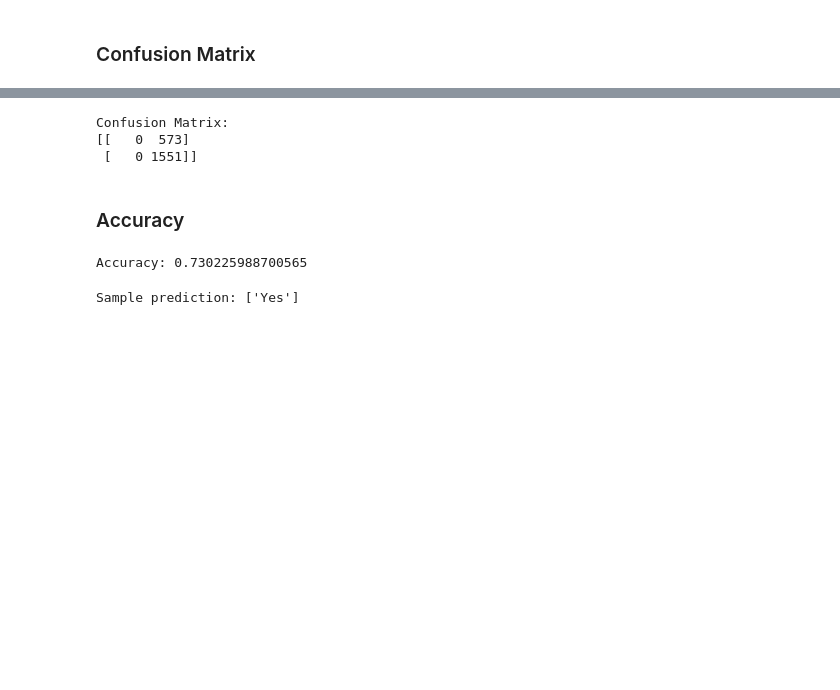
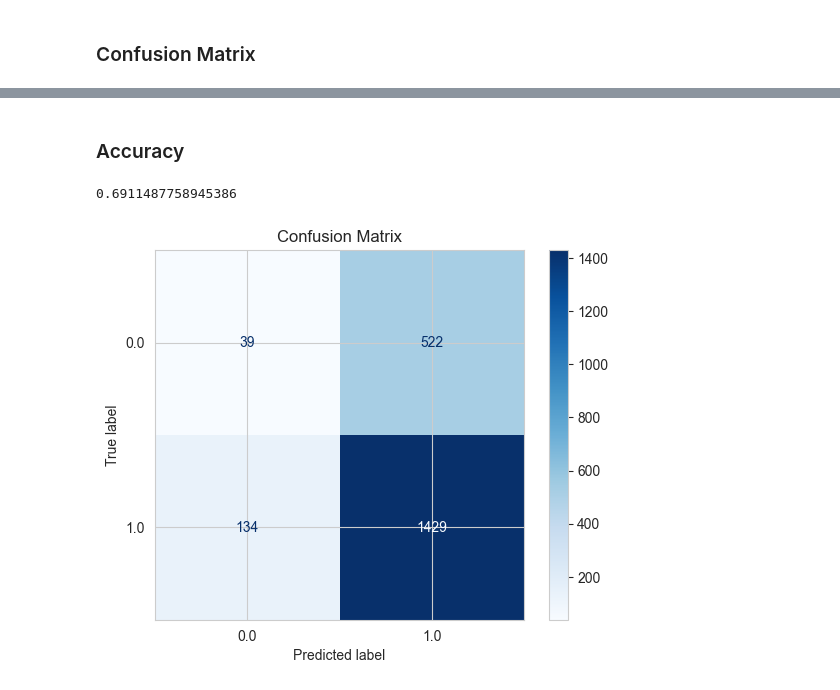
Before and after one commit to t1pen/MeXEE402_Midterms_StephenGabrielAlojado_JairusSunga, a Jupyter notebook: Logistic Regression/logistic_regression.ipynb, the cells around one changed output, grey strips where cells are left out. Saved outputs shown, nothing was run; the diff lists cells and outputs as text; code cells hidden in the pictures; blank space fills up the shorter version.

```diff
--- a/Logistic Regression/logistic_regression.ipynb
+++ b/Logistic Regression/logistic_regression.ipynb
@@ -111,7 +185,6 @@ y_train shape: (8492,)
 from sklearn.preprocessing import StandardScaler
 sc = StandardScaler()
 X_train = sc.fit_transform(X_train)
-X_test = sc.transform(X_test)  # Important to use transform, not fit_transform
 # %%
 X_train
 # %% [output]
@@ -131,8 +204,3 @@ from sklearn.linear_model import LogisticRegression
 model = LogisticRegression(random_state = 0)
 # %% [markdown]
 ### Training the model
-# %%
-try:
-    model.fit(X_train, y_train)
-except ValueError as e:
-    print("Error during model training:", e)
@@ -138,0 +211,8 @@ except ValueError as e:
+# %%
+from sklearn.linear_model import LogisticRegression
+
+# Set class_weight to 'balanced' to address class imbalance
+model = LogisticRegression(random_state=0, class_weight='balanced')
+
+# Train the model on the original X_train_scaled, y_train
+model.fit(X_train, y_train)
@@ -153,5 +235,8 @@ array(['Yes'], dtype=object)
 # %% [markdown]
 ## Part 3: Evaluating the model
+# %%
+# Predict on the test set
+y_pred = model.predict(X_test)
 # %% [markdown]
 ### Confusion Matrix
 # %%
@@ -163,20 +251,17 @@ array([[   0,  573],
-# %%
-cm = confusion_matrix(y_test, y_pred)
-print("Confusion Matrix:")
-print(cm)
-# %% [output]
-Confusion Matrix:
-[[   0  573]
- [   0 1551]]
 # %% [markdown]
 ### Accuracy
-# %%
-accuracy = accuracy_score(y_test, y_pred)
-print("Accuracy:", accuracy)
-# %% [output]
-Accuracy: 0.730225988700565
-# %%
-sample_prediction = sc.transform([[1, 2, 3]])  # Ensure these values match the feature columns
-print("Sample prediction:", model.predict(sample_prediction))
-# %% [output]
-Sample prediction: ['Yes']
+# %%
+from sklearn.metrics import accuracy_score
+accuracy_score(y_test,y_pred)
+# %% [output]
+0.6911487758945386
+# %%
+### Visualizing the Confusion Matrix
+from sklearn.metrics import confusion_matrix, accuracy_score, ConfusionMatrixDisplay
+import matplotlib.pyplot as plt
+disp = ConfusionMatrixDisplay(confusion_matrix=cm, display_labels=model.classes_)
+disp.plot(cmap=plt.cm.Blues)
+plt.title('Confusion Matrix')
+plt.show()  # Show the plot
+# %% [output]
+[figure, added]
```
Also changed, not shown: parts of 22 cells of this notebook.
